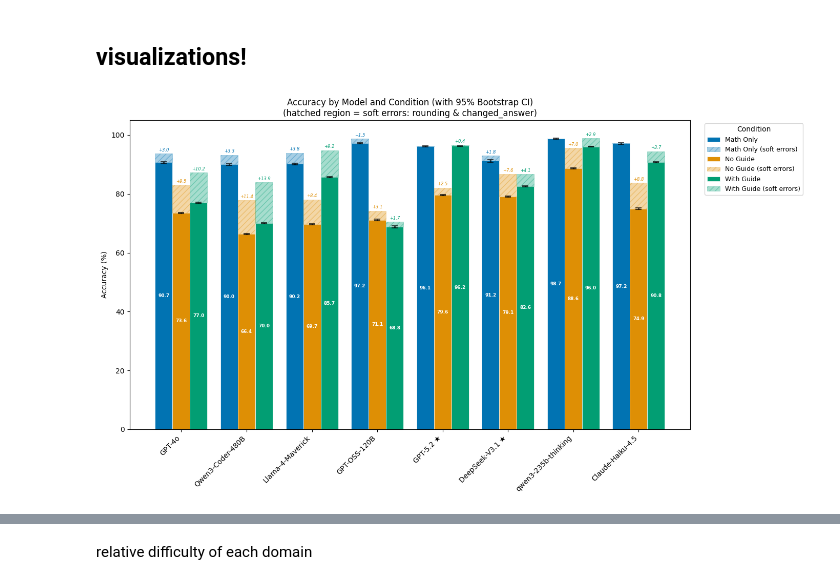
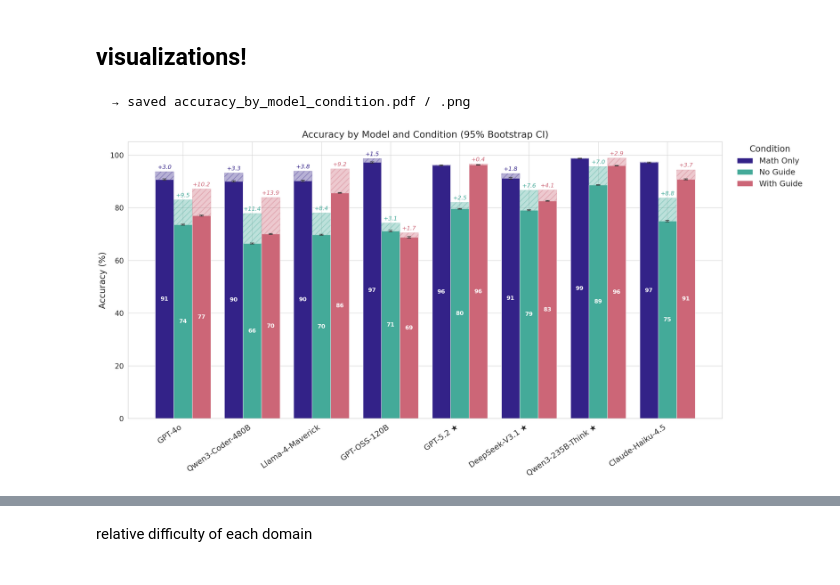
Before and after one commit to janewarren/math_gender, a Jupyter notebook: conversion_test/2_analysis/analysis_new.ipynb, the cells around one changed output, grey strips where cells are left out. Saved outputs shown, nothing was run; the diff lists cells and outputs as text; code cells hidden in the pictures.

```diff
--- a/conversion_test/2_analysis/analysis_new.ipynb
+++ b/conversion_test/2_analysis/analysis_new.ipynb
@@ -22,8 +71,7 @@ MODEL_DISPLAY = {
     'llama-4': 'Llama-4-Maverick',
     'gpt-5.2': 'GPT-5.2 ★',
     'deepseek-v3.1': 'DeepSeek-V3.1 ★',
-    # 'qwen3-235b-thinking': 'Qwen3-235B-Think ★',
-    'qwen3-next-thinking': 'Qwen3-Next-Think ★',
+    'qwen3-235b-thinking': 'Qwen3-235B-Think ★',
     'gpt-oss-120b': 'GPT-OSS-120B',
 }
 
@@ -393,29 +477,22 @@ df_reasoning.groupby('condition').mean(numeric_only=True)
 
 df_all['is_correct_pct'] = df_all['is_correct'].astype(float) * 100
 
-cond_order = ['math_only', 'in_domain_no_guide', 'in_domain_with_guide']
-cond_labels = {'math_only': 'Math Only', 'in_domain_no_guide': 'No Guide', 'in_domain_with_guide': 'With Guide'}
-palette = sns.color_palette('colorblind', n_colors=len(cond_order))
-cond_colors = dict(zip(cond_order, palette))
-
 models = [m for m in ALL_MODELS if m in df_all['model'].unique()]
 n_models = len(models)
-n_conds = len(cond_order)
+n_conds = len(COND_ORDER)
 bar_width = 0.8 / n_conds
 x = np.arange(n_models)
 
 agg = (
     df_all.groupby(['model', 'condition'])
     .agg(strict=('is_correct', 'mean'), soft=('is_correct_soft', 'mean'))
-    .mul(100)
-    .reset_index()
+    .mul(100).reset_index()
 )
 
 rng = np.random.default_rng(42)
 N_BOOT = 10_000
 
 def bootstrap_ci(series, n_boot=N_BOOT, ci=95):
-    """Return (lower, upper) of bootstrap CI for the mean (in %)."""
     vals = series.values
     n = len(vals)
     if n == 0:
@@ -425,64 +502,63 @@ def bootstrap_ci(series, n_boot=N_BOOT, ci=95):
     hi = np.percentile(boot_means, 100 - (100 - ci) / 2)
     return (lo, hi)
 
-fig, ax = plt.subplots(figsize=(14, 8))
+fig, ax = plt.subplots(figsize=(14, 7), dpi=200)
 
-for j, cond in enumerate(cond_order):
+for j, cond in enumerate(COND_ORDER):
     offsets = x + (j - (n_conds - 1) / 2) * bar_width
     strict_vals, soft_vals, ci_lo, ci_hi = [], [], [], []
     for m in models:
         row = agg[(agg['model'] == m) & (agg['condition'] == cond)]
         strict_vals.append(row['strict'].values[0] if len(row) else 0)
         soft_vals.append(row['soft'].values[0] if len(row) else 0)
         sub = df_all[(df_all['model'] == m) & (df_all['condition'] == cond)]['is_correct']
         lo, hi = bootstrap_ci(sub)
         ci_lo.append(lo)
         ci_hi.append(hi)
 
     strict_vals = np.array(strict_vals)
     soft_vals = np.array(soft_vals)
     soft_extra = soft_vals - strict_vals
-    ci_lo = np.array(ci_lo)
-    ci_hi = np.array(ci_hi)
-    yerr_lo = strict_vals - ci_lo
-    yerr_hi = ci_hi - strict_vals
+    yerr_lo = strict_vals - np.array(ci_lo)
+    yerr_hi = np.array(ci_hi) - strict_vals
 
-    ax.bar(offsets, strict_vals, bar_width, color=cond_colors[cond],
-           edgecolor='white', linewidth=0.5, label=cond_labels[cond],
-           yerr=[yerr_lo, yerr_hi], error_kw=dict(elinewidth=2, capsize=4, capthick=1.5, ecolor='black', alpha=0.7))
+    ax.bar(offsets, strict_vals, bar_width, color=COND_COLORS[cond],
+           edgecolor='white', linewidth=0.5, label=COND_LABELS[cond],
+           yerr=[yerr_lo, yerr_hi],
+           error_kw=dict(elinewidth=1.0, capsize=3, capthick=0.8, ecolor='#333333'))
     ax.bar(offsets, soft_extra, bar_width, bottom=strict_vals,
-           color=cond_colors[cond], alpha=0.35, hatch='///',
-           edgecolor=cond_colors[cond], linewidth=0.5,
-           label=f'{cond_labels[cond]} (soft errors)' if j == 0 or True else '')
+           color=COND_COLORS[cond], alpha=0.35, hatch='///',
+           edgecolor=COND_COLORS[cond], linewidth=0.5)
 
     for k, off in enumerate(offsets):
         if soft_extra[k] > 0.3:
-            ax.text(off, soft_vals[k] + 0.4, f'+{soft_extra[k]:.1f}',
-                    ha='center', va='bottom', fontsize=6, color=cond_colors[cond], fontstyle='italic')
-        ax.text(off, strict_vals[k] / 2, f'{strict_vals[k]:.1f}',
-                ha='center', va='center', fontsize=6.5, color='white', fontweight='bold')
+            ax.text(off, soft_vals[k] + 0.6, f'+{soft_extra[k]:.1f}',
+                    ha='center', va='bottom', fontsize=8, color=COND_COLORS[cond], fontstyle='italic')
+        ax.text(off, strict_vals[k] / 2, f'{strict_vals[k]:.0f}',
+                ha='center', va='center', fontsize=8, color='white', fontweight='bold')
 
 ax.set_xticks(x)
-ax.set_xticklabels([MODEL_DISPLAY.get(m, m) for m in models], rotation=45, ha='right')
-ax.set_ylabel('Accuracy (%)')
-ax.set_title('Accuracy by Model and Condition (with 95% Bootstrap CI)\n(hatched region = soft errors: rounding & changed_answer)')
+ax.set_xticklabels([MODEL_DISPLAY.get(m, m) for m in models], rotation=35, ha='right', fontsize=11)
+ax.set_ylabel('Accuracy (%)', fontsize=12)
+ax.set_title('Accuracy by Model and Condition (95% Bootstrap CI)', fontsize=13)
 ax.set_ylim(0, 105)
+ax.tick_params(axis='y', labelsize=10)
 
 handles, labels = ax.get_legend_handles_labels()
 seen = {}
-unique_handles, unique_labels = [], []
+unique_h, unique_l = [], []
 for h, l in zip(handles, labels):
     if l not in seen:
-        seen[l] = True
-        unique_handles.append(h)
-        unique_labels.append(l)
-ax.legend(unique_handles, unique_labels, title='Condition',
-          bbox_to_anchor=(1.02, 1), loc='upper left', fontsize=9)
+        seen[l] = True; unique_h.append(h); unique_l.append(l)
+ax.legend(unique_h, unique_l, title='Condition', fontsize=11, title_fontsize=12,
+          framealpha=0.9, bbox_to_anchor=(1.02, 1), loc='upper left', borderaxespad=0)
 
 plt.tight_layout()
+save_fig(fig, 'accuracy_by_model_condition')
 plt.show()
 # %% [output]
+  → saved accuracy_by_model_condition.pdf / .png
-[figure, old version]
+[figure, new version]
 # %%
 # Accuracy vs Model Parameter Size — strict (solid) + soft (dashed)
 
```
Also changed, not shown: parts of 23 cells of this notebook, 59 other files.
